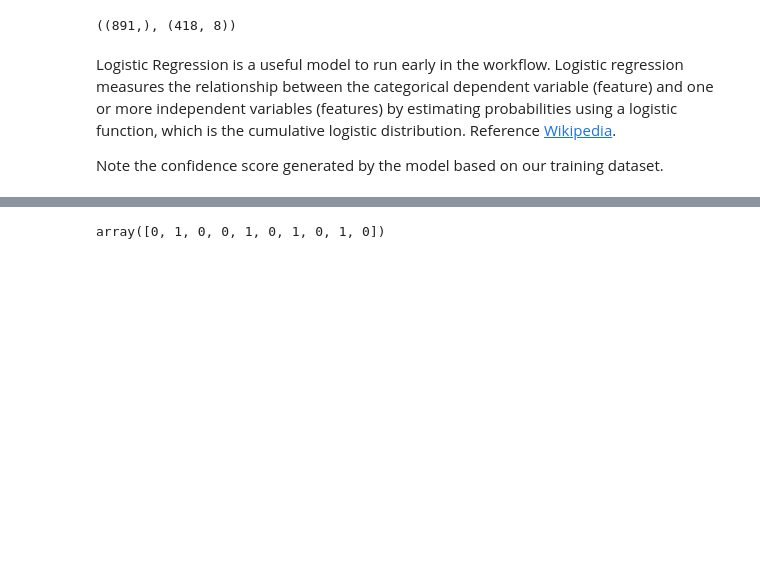
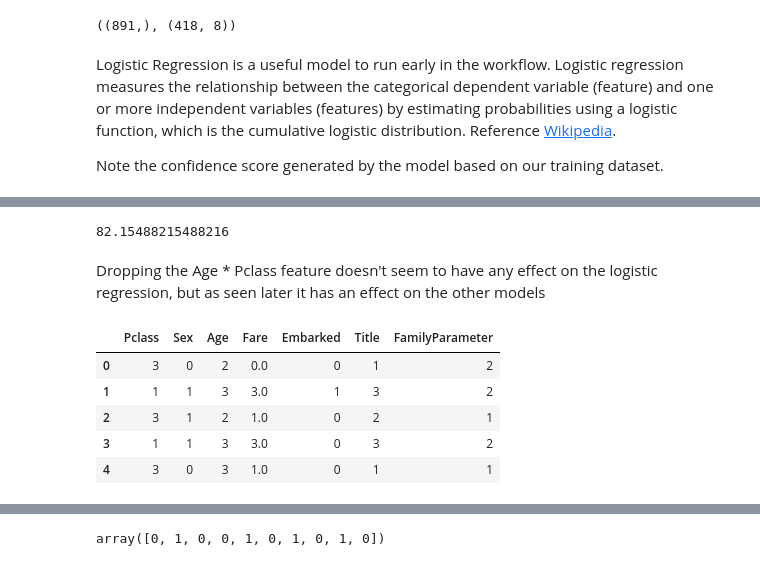
Before and after one commit to sushant2811/KaggleTitanic, a Jupyter notebook: KaggleTitanicSushant.ipynb, the cells around one changed output, grey strips where cells are left out. Cells and saved outputs as stored; diff of their text form; code cells hidden in the pictures; blank space fills up the shorter version.

```diff
--- a/KaggleTitanicSushant.ipynb
+++ b/KaggleTitanicSushant.ipynb
@@ -1481,0 +1506,19 @@ accLogReg
+# %%
+logreg_mod = LogisticRegression()
+logreg_mod.fit(X_train_mod, Y_train)
+Y_pred_mod = logreg_mod.predict(X_test_mod)
+accLogReg_mod = round(logreg_mod.score(X_train_mod, Y_train) * 100, 18)
+accLogReg_mod
+# %% [output]
+82.15488215488216
+# %% [markdown]
+Dropping the Age * Pclass feature doesn't seem to have any effect on the logistic regression, but as seen later it has an effect on the other models
+# %%
+X_train_mod.head()
+# %% [output]
+|  | Pclass | Sex | Age | Fare | Embarked | Title | FamilyParameter |
+| 0 | 3 | 0 | 2 | 0.0 | 0 | 1 | 2 |
+| 1 | 1 | 1 | 3 | 3.0 | 1 | 3 | 2 |
+| 2 | 3 | 1 | 2 | 1.0 | 0 | 2 | 1 |
+| 3 | 1 | 1 | 3 | 3.0 | 0 | 3 | 2 |
+| 4 | 3 | 0 | 3 | 1.0 | 0 | 1 | 1 |
```
Also changed, not shown: parts of 37 cells of this notebook.
